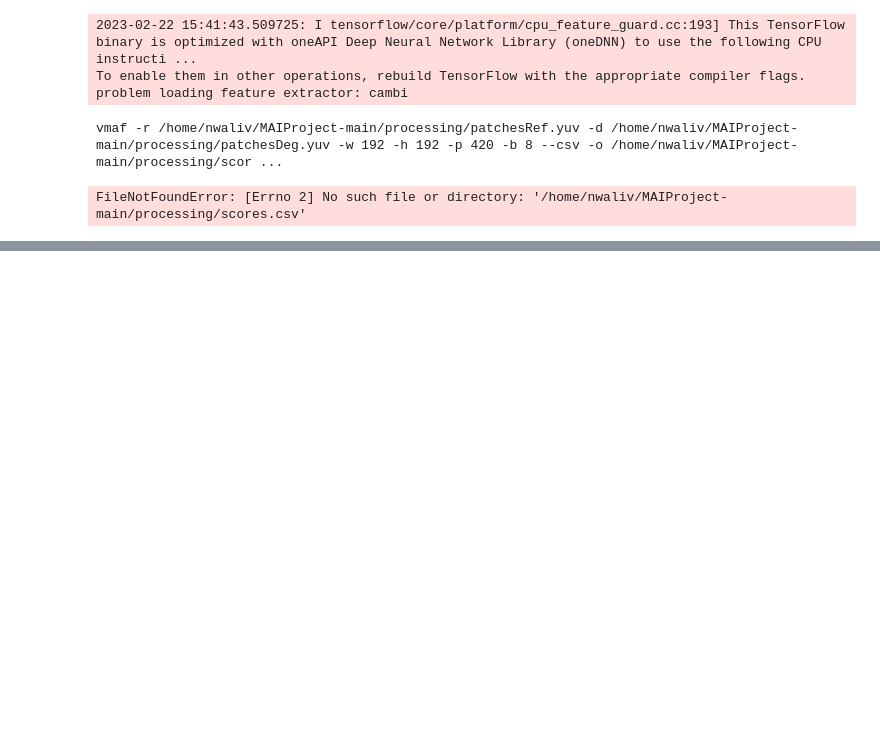
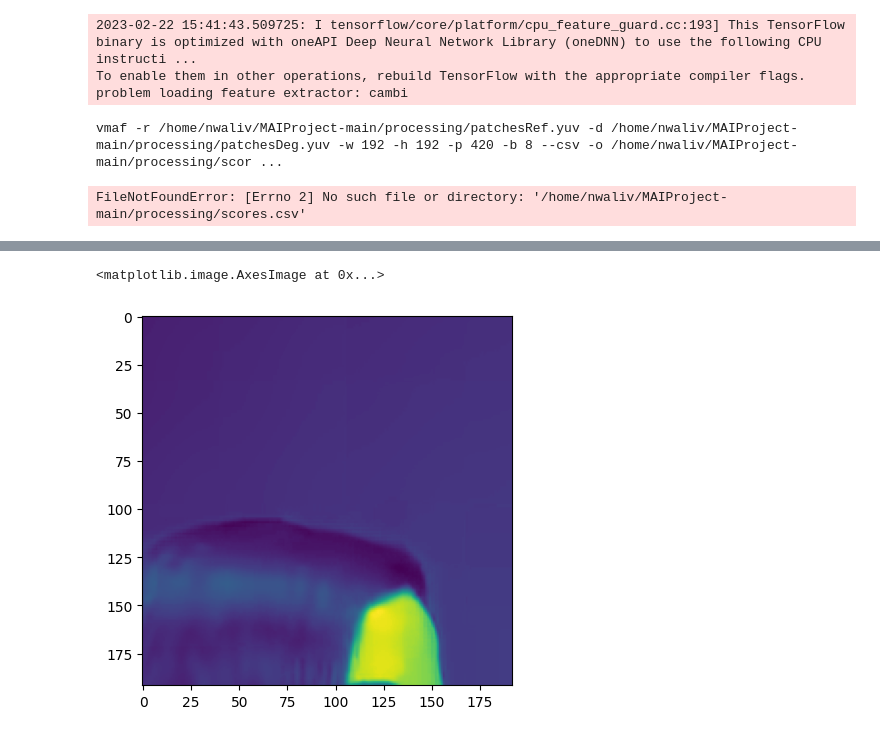
Before and after one commit to nwaliv/MAIProject, a Jupyter notebook: test.ipynb, the cells around one changed output, grey strips where cells are left out. Saved outputs shown, nothing was run; the diff lists cells and outputs as text; code cells hidden in the pictures; blank space fills up the shorter version.

```diff
--- a/test.ipynb
+++ b/test.ipynb
@@ -75,0 +114,2 @@ FileNotFoundError: [Errno 2] No such file or directory: '/home/nwaliv/MAIProject
+# %%
+RGB = np.concatenate((RGB[0],RGB[1],RGB[2]), axis=-1).reshape(1,192,192,9)
@@ -75,0 +120,5 @@ FileNotFoundError: [Errno 2] No such file or directory: '/home/nwaliv/MAIProject
+# %%
+plt.imshow(RGB[0,:,:,0]/255.0)
+# %% [output]
+<matplotlib.image.AxesImage at 0x...>
+[figure, added]
```
Also changed, not shown: parts of 11 cells of this notebook, 17 other files.
